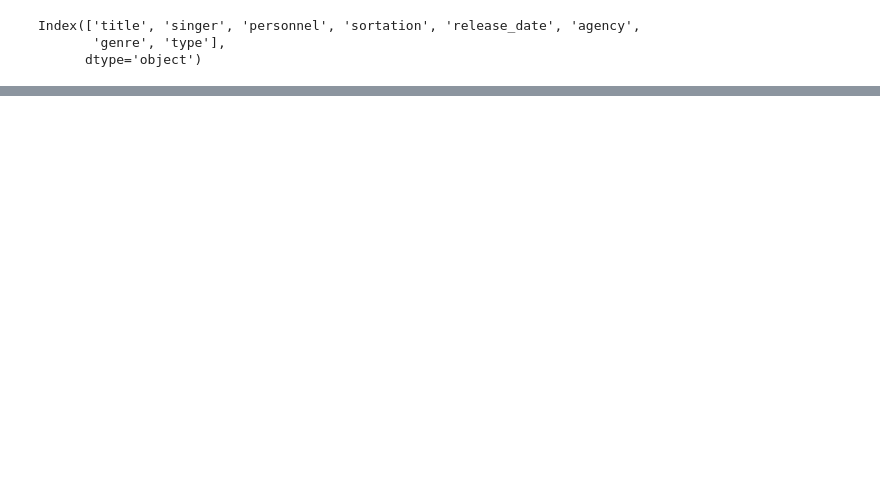
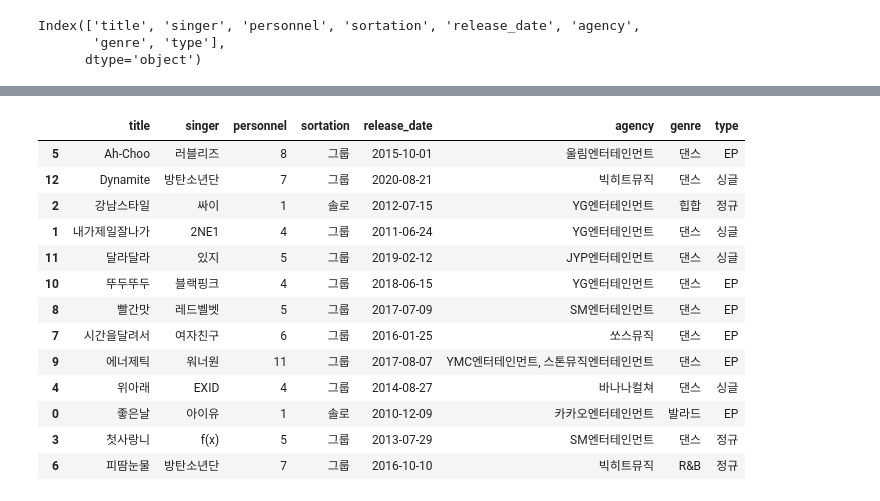
Before and after one commit to Darkget1/machin_learning, a Jupyter notebook: chapter03_pandas.ipynb, the cells around one changed output, grey strips where cells are left out. Drawn from its saved outputs; the diff is of its cells as text; code cells hidden in the pictures; blank space fills up the shorter version.

```diff
--- a/chapter03_pandas.ipynb
+++ b/chapter03_pandas.ipynb
@@ -181,0 +211,17 @@ Index(['title', 'singer', 'personnel', 'sortation', 'release_date', 'agency',
+# %%
+df.sort('title')
+# %% [output]
+|  | title | singer | personnel | sortation | release_date | agency | genre | type |
+| 5 | Ah-Choo | 러블리즈 | 8 | 그룹 | 2015-10-01 | 울림엔터테인먼트 | 댄스 | EP |
+| 12 | Dynamite | 방탄소년단 | 7 | 그룹 | 2020-08-21 | 빅히트뮤직 | 댄스 | 싱글 |
+| 2 | 강남스타일 | 싸이 | 1 | 솔로 | 2012-07-15 | YG엔터테인먼트 | 힙합 | 정규 |
+| 1 | 내가제일잘나가 | 2NE1 | 4 | 그룹 | 2011-06-24 | YG엔터테인먼트 | 댄스 | 싱글 |
+| 11 | 달라달라 | 있지 | 5 | 그룹 | 2019-02-12 | JYP엔터테인먼트 | 댄스 | 싱글 |
+| 10 | 뚜두뚜두 | 블랙핑크 | 4 | 그룹 | 2018-06-15 | YG엔터테인먼트 | 댄스 | EP |
+| 8 | 빨간맛 | 레드벨벳 | 5 | 그룹 | 2017-07-09 | SM엔터테인먼트 | 댄스 | EP |
+| 7 | 시간을달려서 | 여자친구 | 6 | 그룹 | 2016-01-25 | 쏘스뮤직 | 댄스 | EP |
+| 9 | 에너제틱 | 워너원 | 11 | 그룹 | 2017-08-07 | YMC엔터테인먼트, 스톤뮤직엔터테인먼트 | 댄스 | EP |
+| 4 | 위아래 | EXID | 4 | 그룹 | 2014-08-27 | 바나나컬쳐 | 댄스 | 싱글 |
+| 0 | 좋은날 | 아이유 | 1 | 솔로 | 2010-12-09 | 카카오엔터테인먼트 | 발라드 | EP |
+| 3 | 첫사랑니 | f(x) | 5 | 그룹 | 2013-07-29 | SM엔터테인먼트 | 댄스 | 정규 |
+| 6 | 피땀눈물 | 방탄소년단 | 7 | 그룹 | 2016-10-10 | 빅히트뮤직 | R&B | 정규 |
```
Also changed, not shown: parts of 33 cells of this notebook, 4 other files.
